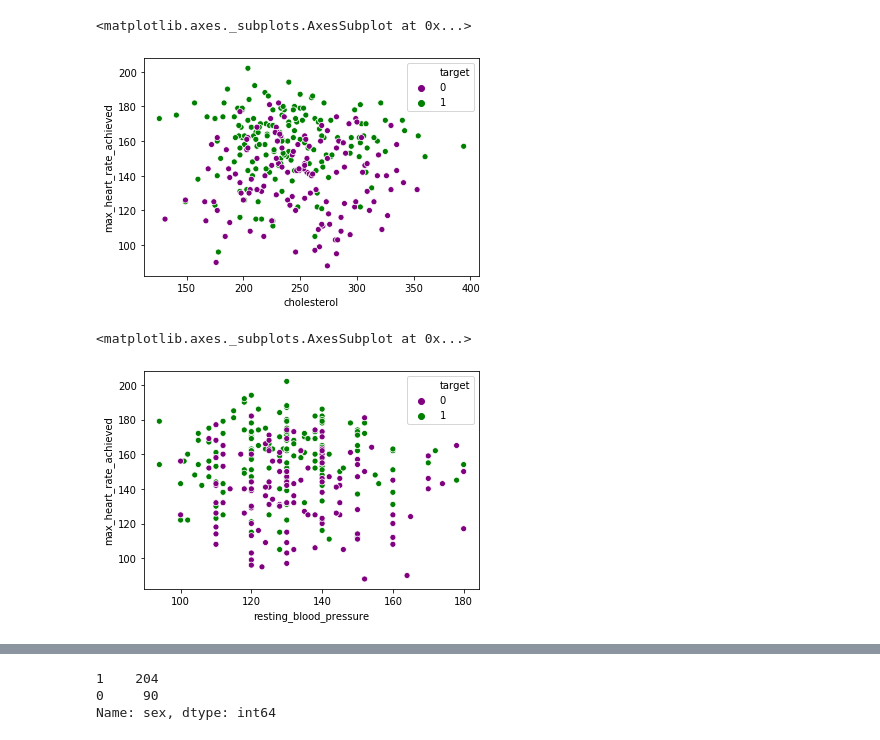
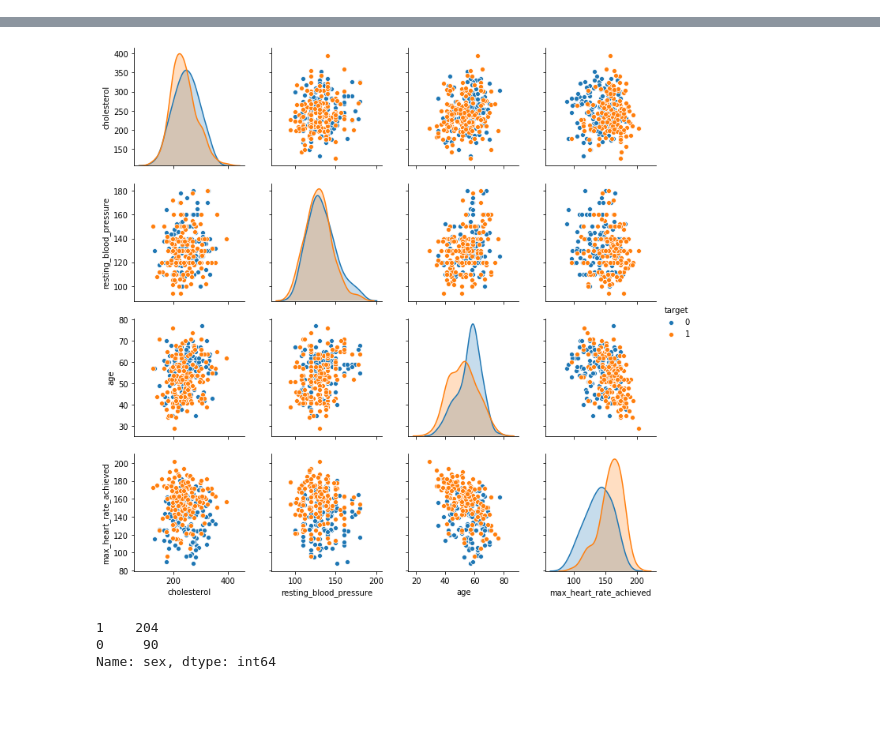
Before and after one commit to trishattah/SB-DataScience-Track, a Jupyter notebook: SB-DS-Project 1/Data story_DS_Project_1.ipynb, the cells around one changed output, grey strips where cells are left out. Saved outputs shown, nothing was run; the diff lists cells and outputs as text; code cells hidden in the pictures; blank space fills up the shorter version.

```diff
--- a/SB-DS-Project 1/Data story_DS_Project_1.ipynb
+++ b/SB-DS-Project 1/Data story_DS_Project_1.ipynb
@@ -40,14 +19,4 @@ sns.scatterplot(x,y,data =df,hue='target',palette = ['Orange','DarkBlue'])
-# %%
-y ='max_heart_rate_achieved'
-x ='cholesterol'
-sns.scatterplot(x,y,data =df, hue='target',palette = ['purple','green'])
-# %% [output]
-<matplotlib.axes._subplots.AxesSubplot at 0x...>
-[figure, removed]
-# %%
-y ='max_heart_rate_achieved'
-x ='resting_blood_pressure'
-sns.scatterplot(x,y,data =df, hue='target',palette = ['purple','green'])
-# %% [output]
-<matplotlib.axes._subplots.AxesSubplot at 0x...>
-[figure, removed]
+# %%
+g = sns.pairplot(df,vars=['cholesterol', 'resting_blood_pressure','age','max_heart_rate_achieved'] ,hue="target")
+df.corr()
+# %% [output]
@@ -54,3 +39,4 @@ sns.scatterplot(x,y,data =df, hue='target',palette = ['purple','green'])
+[figure, added]
 # %%
 df['sex'].value_counts()
 # %% [output]
```
Also changed, not shown: parts of 13 cells of this notebook.
